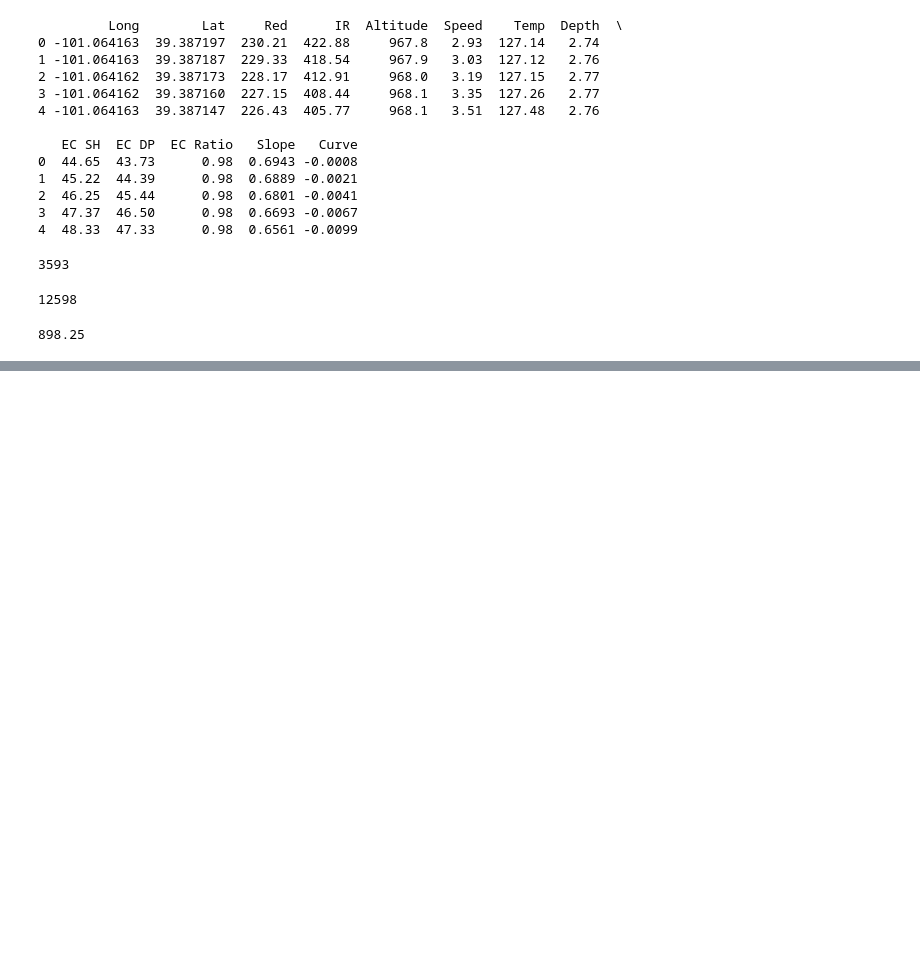
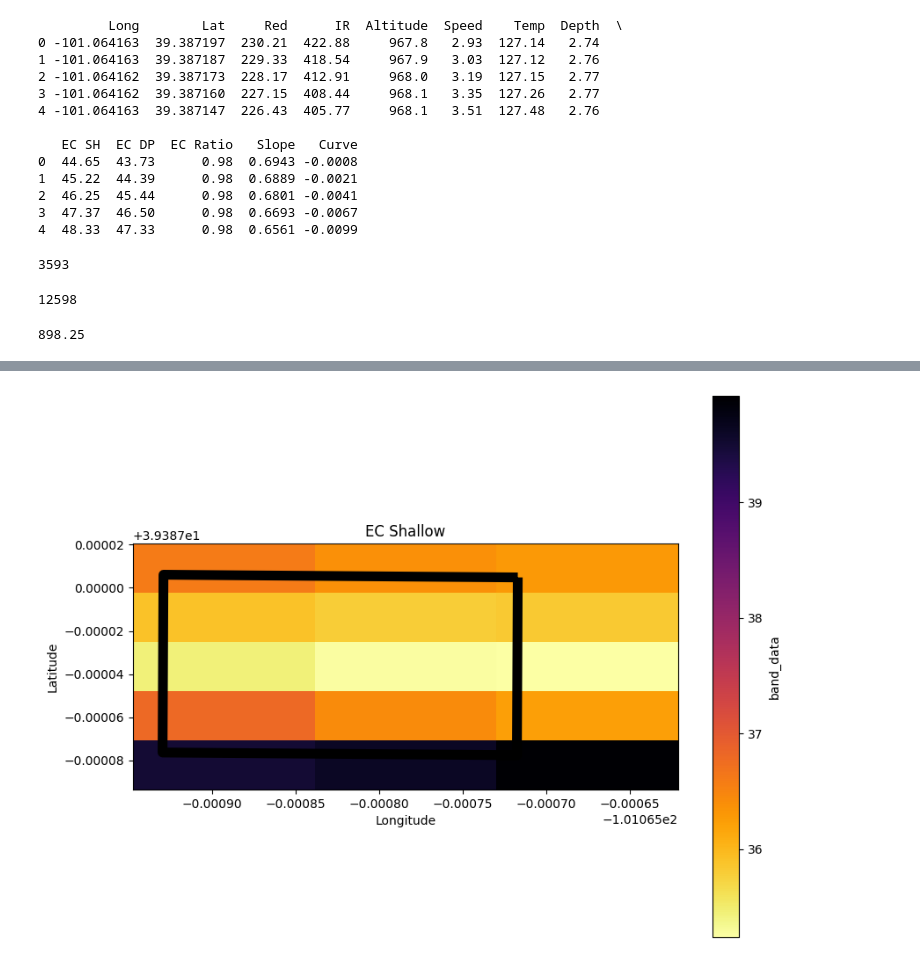
Before and after one commit to sidharthrai/TAPS-2024-Hackathon, a Jupyter notebook: sidharth_rai/management_data.ipynb, the cells around one changed output, grey strips where cells are left out. Saved outputs shown, nothing was run; the diff lists cells and outputs as text; code cells hidden in the pictures; blank space fills up the shorter version.

```diff
--- a/sidharth_rai/management_data.ipynb
+++ b/sidharth_rai/management_data.ipynb
@@ -180,0 +435,32 @@ len(df_1['Long'])
+# %%
+# this is for the whole field and we are not showing this
+
+#Plotting the EC shallow data
+# plt.figure(figsize=(8,6))
+# ec_raster_shallow.plot(cmap='inferno_r', vmax=60, vmin=0)
+# plt.title('EC Shallow')
+# plt.xlabel('Longitude')
+# plt.ylabel('Latitude')
+# plt.show()
+
+# this needed
+with rasterio.open('Interpolated_raster_EC_deep.tif', 'w', driver= 'GTiff',
+                   height= grid_z_deep.shape[0], width= grid_z_deep.shape[1],
+                   count= 1, crs = "EPSG:4326", dtype= grid_z_deep.dtype,
+                   transform = from_origin(x_min, y_max, (x_max - x_min) /100 , (y_max - y_min) /100)) as dst:
+    dst.write(grid_z_deep,1)
+
+ec_raster_deep = xr.open_dataarray("interpolated_raster_EC_deep.tif")
+
+
+
+#Clipping the EC values by plt boundary
+plot_boundary = gpd.read_file("../Data/plot_boundaries/Map with all plots/2024_Colby_TAPS_Harvest_Area.shx")
+#Define function for cliping raster file to tuttle creek
+clip_fn = lambda polygon, R: R.rio.clip( [polygon.geometry],
+                                        crs = R.rio.crs,
+                                        all_touched = True)
+
+plot_boundary['EC_shallow'] = plot_boundary.apply(lambda row: clip_fn(row,ec_raster_shallow), axis =1)
+
+plot_boundary['EC_deep'] = plot_boundary.apply(lambda row: clip_fn(row,ec_raster_deep), axis =1)
@@ -180,0 +476,11 @@ len(df_1['Long'])
+# %%
+#Plotting the EC values
+fig,ax = plt.subplots(figsize = (10,8))
+plot_boundary.loc[ [0], 'geometry'].boundary.plot(ax=ax, edgecolor = 'k', linewidth=8)
+plot_boundary.loc[0, 'EC_shallow'].plot(ax=ax, cmap='inferno_r')
+ax.set_title('EC Shallow')
+ax.set_xlabel('Longitude')
+ax.set_ylabel('Latitude')
+plt.show()
+# %% [output]
+[figure, added]
```
Also changed, not shown: parts of 16 cells of this notebook, 7 other files.
